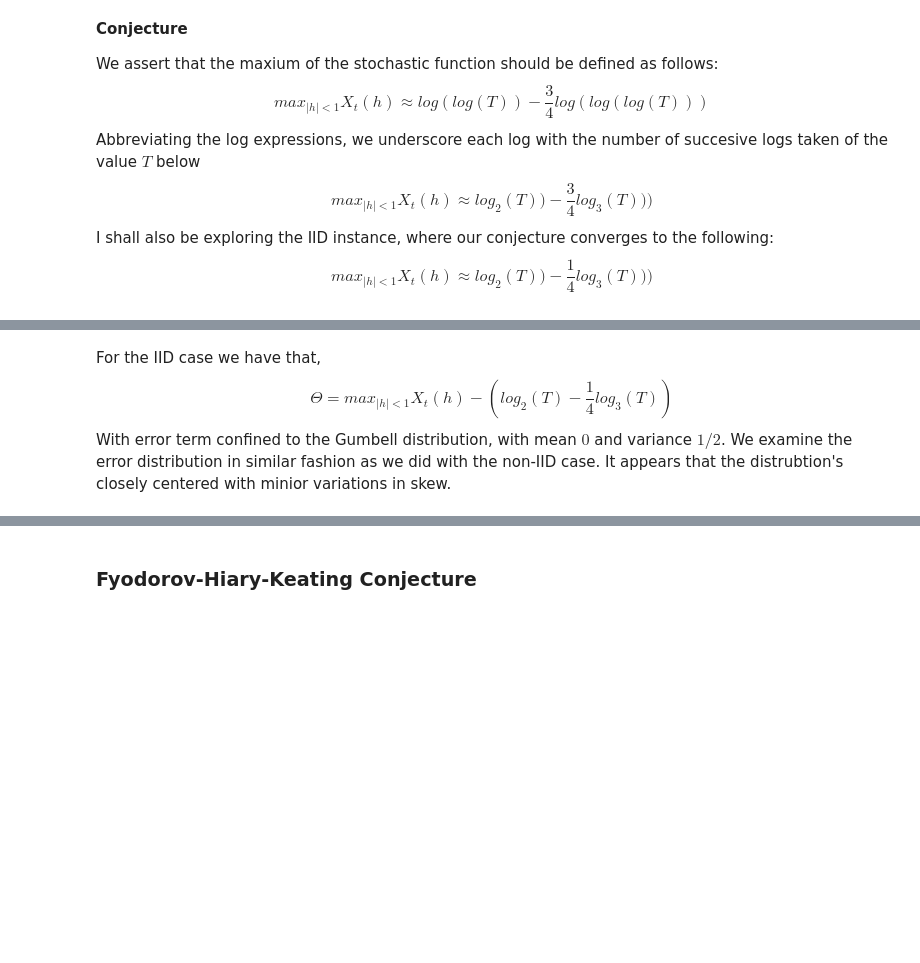
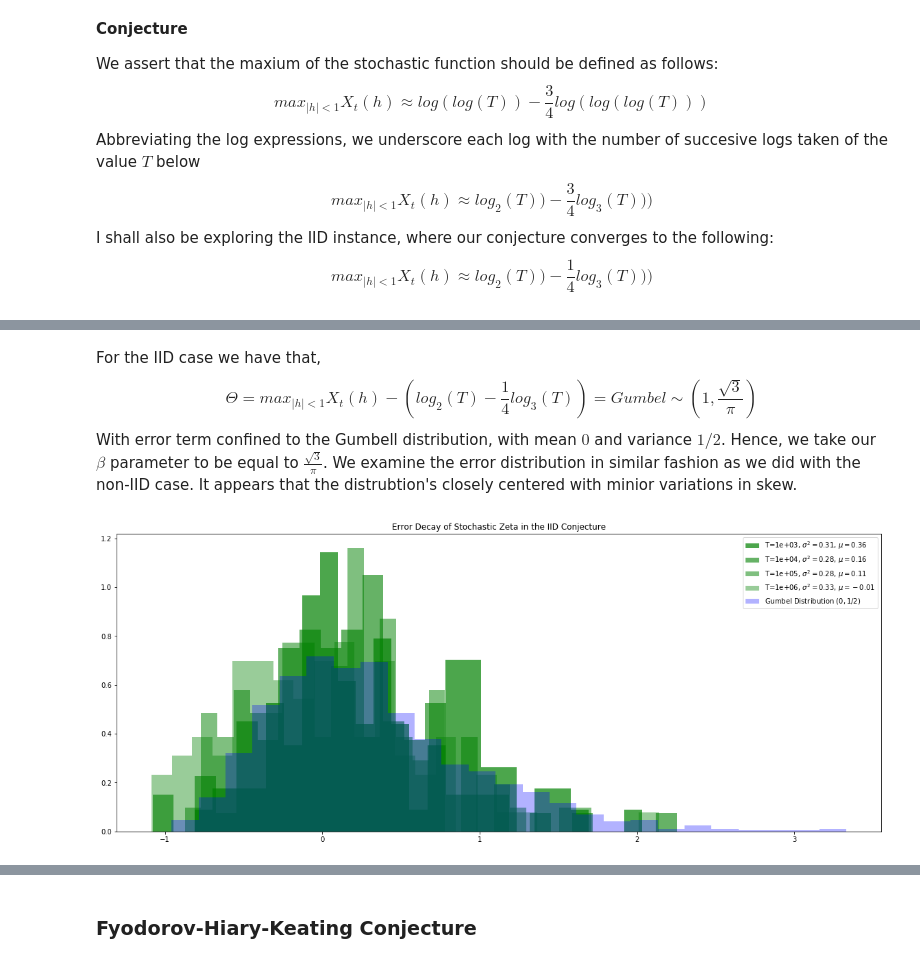
Before and after one commit to Raj9898/Random_Zeta, a Jupyter notebook: Zeta Function Simulation.ipynb, the cells around one changed output, grey strips where cells are left out. Saved outputs shown, nothing was run; the diff lists cells and outputs as text; code cells hidden in the pictures; blank space fills up the shorter version.

```diff
--- a/Zeta Function Simulation.ipynb
+++ b/Zeta Function Simulation.ipynb
@@ -336,33 +343,35 @@ plt.show()
 # %% [markdown]
 For the IID case we have that,
-$$\Theta = max_{|h|<1}X_t(h) - (log_2(T) - \frac{1}{4}log_3(T))$$
-With error term confined to the Gumbell distribution, with mean $0$ and variance $1/2$. We examine the error distribution in similar fashion as we did with the non-IID case. It appears that the distrubtion's closely centered with minior variations in skew.
+$$\Theta = max_{|h|<1}X_t(h) - (log_2(T) - \frac{1}{4}log_3(T)) = Gumbel\sim(1,\frac{\sqrt{3}}{\pi})$$
+With error term confined to the Gumbell distribution, with mean $0$ and variance $1/2$. Hence, we take our $\beta$ parameter to be equal to $\frac{\sqrt{3}}{\pi}$. We examine the error distribution in similar fashion as we did with the non-IID case. It appears that the distrubtion's closely centered with minior variations in skew.
 # %%
 bins = 25
 a_term = 0.7
 
 # gumbel distribution with mean 0 and beta 0.5
-iid_gumbel_dist = gumbel_r.rvs(loc=0, scale=0.5, size=1000)
+iid_gumbel_dist = gumbel_r.rvs(loc=0, scale=np.sqrt(3)/np.pi, size=1000)
 
 plt.figure(figsize=(20, 8))
-plt.title('Stochastic Zeta Decay of IID Error')
+plt.title('Error Decay of Stochastic Zeta in the IID Conjecture')
 
 # changes in T over time from 10^3 - 10^6
 for t in T_stamps:
-
-    iid_temp = np.array([[zetaStochastic(h=i, T=t, prime_list=prime_num) for i in x] for _ in range(sims)]).reshape(sims, x.size)
-    iid_error = (iid_temp.max(axis=1)-cong_stoch_max_iid)
+    good_primes = prime_num[prime_num <= t]
+    iid_temp = np.array([[zetaStochastic(h=i, prime_list=good_primes) for i in x] for _ in range(sims)]).reshape(sims, x.size)
+    iid_error = (iid_temp.max(axis=1) - stoch_max_iid(t))
 
     # computing the variance and average of the function
-    iid_cVar = round(np.var(iid_error), 4)
-    iid_average = round(np.average(iid_error), 4)
+    iid_cVar = np.var(iid_error)
+    iid_average = np.average(iid_error)
 
     # re-centered normal distrubtion to observe the shape of the hist (variance pi^2/24)
     plt.hist(iid_error, bins=bins, alpha=a_term, color='green', density=True,
-             label="Stochastic Zeta T={}\n$\sigma^2={}$\n$\mu={}$".format(('%.1e' % t), iid_cVar, iid_average)")
+             label="T={}, $\sigma^2={}$, $\mu={}$".format(('%.0e' % t), ('%.2f' % iid_cVar), ('%.2f' % iid_average)))
     a_term -= 0.1
 
 plt.hist(iid_gumbel_dist, bins=bins, alpha=0.3, color='blue',
          label="Gumbel Distribution $(0,1/2)$", density=True)
 plt.legend()
 plt.show()
+# %% [output]
+[figure, added]
```
Also changed, not shown: parts of 29 cells of this notebook.
